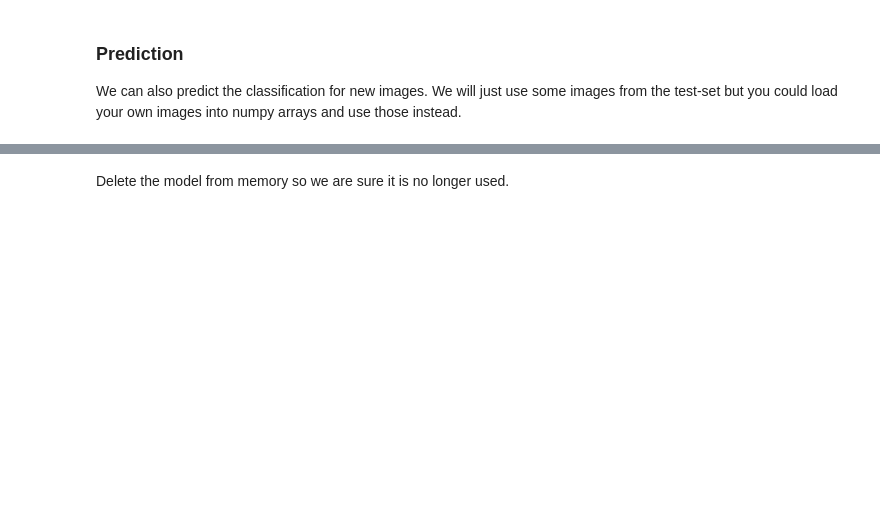
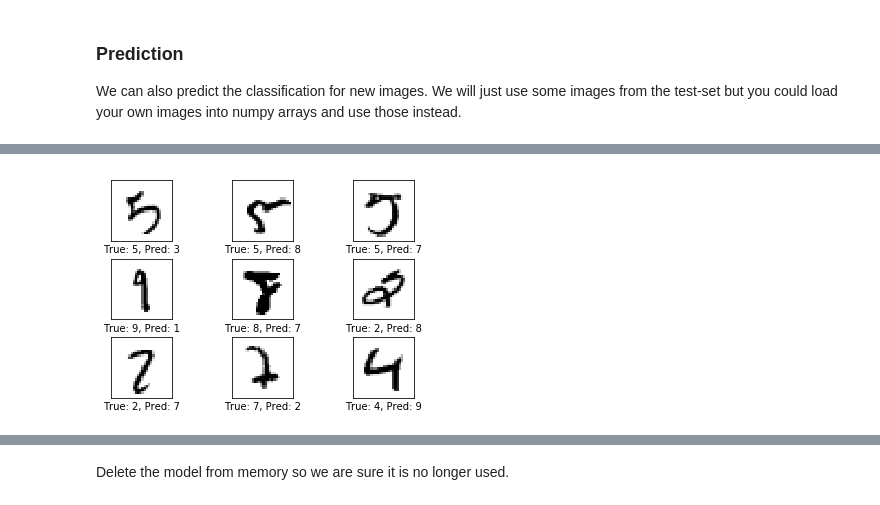
Before and after one commit to fantauzzi/Pytorch-Tutorials, a Jupyter notebook: 01_CNN_Sequential_and_Functional.ipynb, the cells around one changed output, grey strips where cells are left out. Saved outputs shown, nothing was run; the diff lists cells and outputs as text; code cells hidden in the pictures; blank space fills up the shorter version.

```diff
--- a/01_CNN_Sequential_and_Functional.ipynb
+++ b/01_CNN_Sequential_and_Functional.ipynb
@@ -536,0 +442,2 @@ model2.save(path_model)
+# %%
+optimizer = optim.Adam(params=functional_model.parameters(), lr=1e-3)
@@ -536,0 +448,3 @@ model2.save(path_model)
+# %%
+for epoch in range(epochs):
+    train(epoch, functional_model, optimizer, train_loader)
@@ -536,0 +486,4 @@ model2.save(path_model)
+# %%
+plot_misclassified_sample(test_loader, functional_model)
+# %% [output]
+[figure, added]
```
Also changed, not shown: parts of 86 cells of this notebook, 1 other file.
